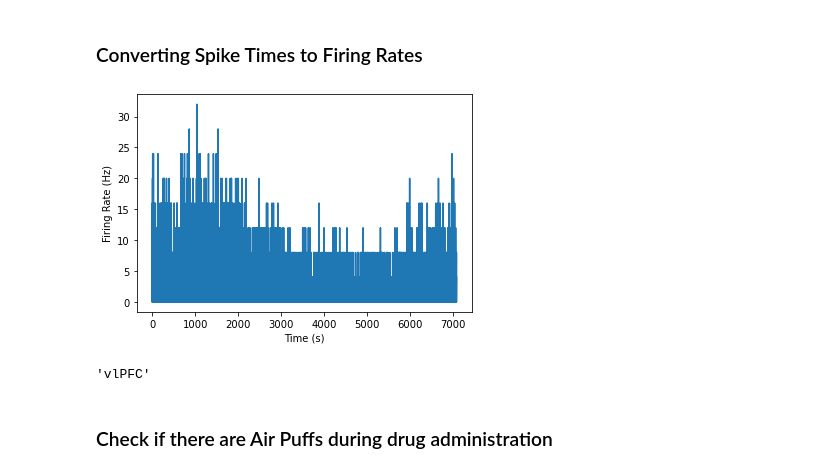
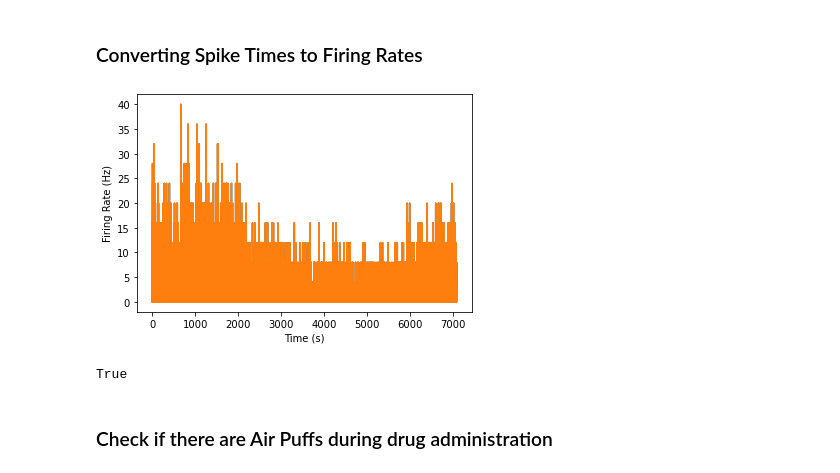
Before and after one commit to adamjeisen/ChaoticConsciousness, a Jupyter notebook: _sandbox/2021-03-23 - Getting Started With Analysis.ipynb, the cells around one changed output. Drawn from its saved outputs; the diff is of its cells as text; code cells hidden in the pictures.

```diff
--- a/_sandbox/2021-03-23 - Getting Started With Analysis.ipynb
+++ b/_sandbox/2021-03-23 - Getting Started With Analysis.ipynb
@@ -55,7 +91,7 @@ def spike_times_to_firing_rate(spike_times, window=50, stride=10, test_duration=
 # %% [markdown]
 ## Load Data
 # %%
-data_path = '/Users/adameisen/Documents/MIT/2021 Spring/Rotation_3_Earl_Miller/__data__/Mary-Anesthesia-20160809-01.mat'
+data_path = '../__data__/Mary-Anesthesia-20160809-01.mat'
 # %%
 f = h5py.File(data_path, 'r')
 test_duration = f[f['lfpSchema']['index'][0, 0]][-1, 0]
@@ -65,20 +101,22 @@ test_duration = f[f['lfpSchema']['index'][0, 0]][-1, 0]
 i = 1
 unit_spikes = f[f['spikeTimes'][i, 0]][:, 0]
 # %%
-firing_rate, bin_location = spike_times_to_firing_rate(unit_spikes, window=250, stride=None, test_duration=test_duration, progress_bar=True)
+firing_rate, bin_location = spike_times_to_firing_rate(unit_spikes, window=250, stride=10, test_duration=None, progress_bar=True)
+firing_rate_2, bin_location = spike_times_to_firing_rate_2(unit_spikes, window=250, stride=10, test_duration=None, progress_bar=True)
 # indices = np.logical_and(bin_location < 4500, bin_location > 4000)
 # indices = np.arange(len(firing_rate))
 # plt.plot(bin_location[indices], firing_rate[indices])
-plt.plot(bin_location[:-5], firing_rate[:-5])
+plt.plot(bin_location, firing_rate)
+plt.plot(bin_location, firing_rate_2)
 plt.xlabel('Time (s)')
 plt.ylabel('Firing Rate (Hz)')
 plt.show()
 # %% [output]
-[figure, old version]
+[figure, new version]
-# %%
-to_string(f['unitInfo']['area'][0, i], f)
-# %% [output]
-'vlPFC'
+# %%
+np.array_equal(firing_rate, firing_rate_2)
+# %% [output]
+True
 # %% [markdown]
 ### Check if there are Air Puffs during drug administration
 # %%
```
Also changed, not shown: parts of 2 cells of this notebook, 2 other files.
